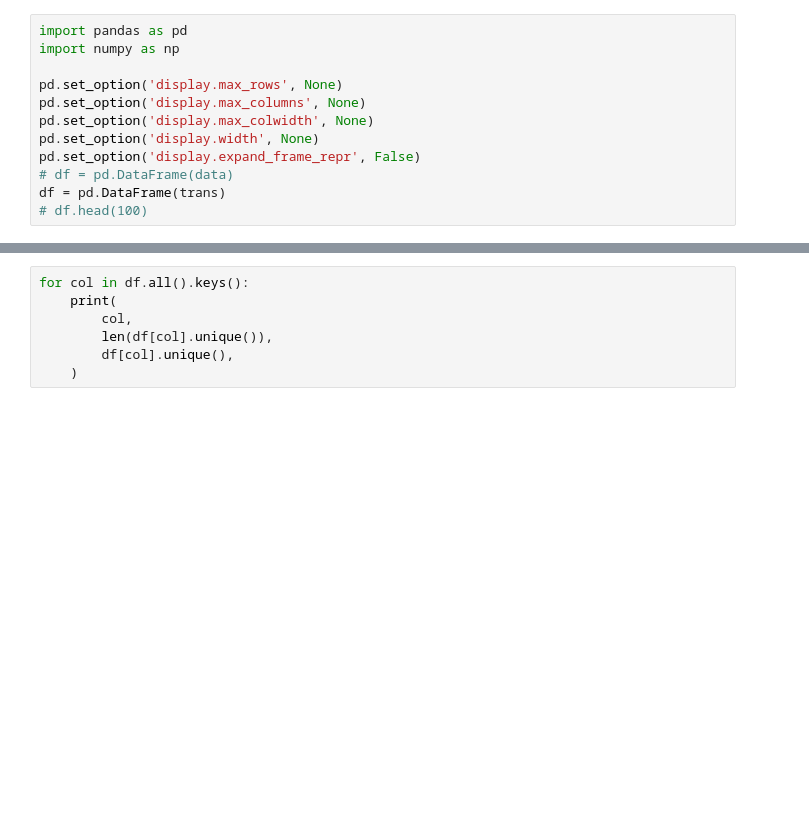
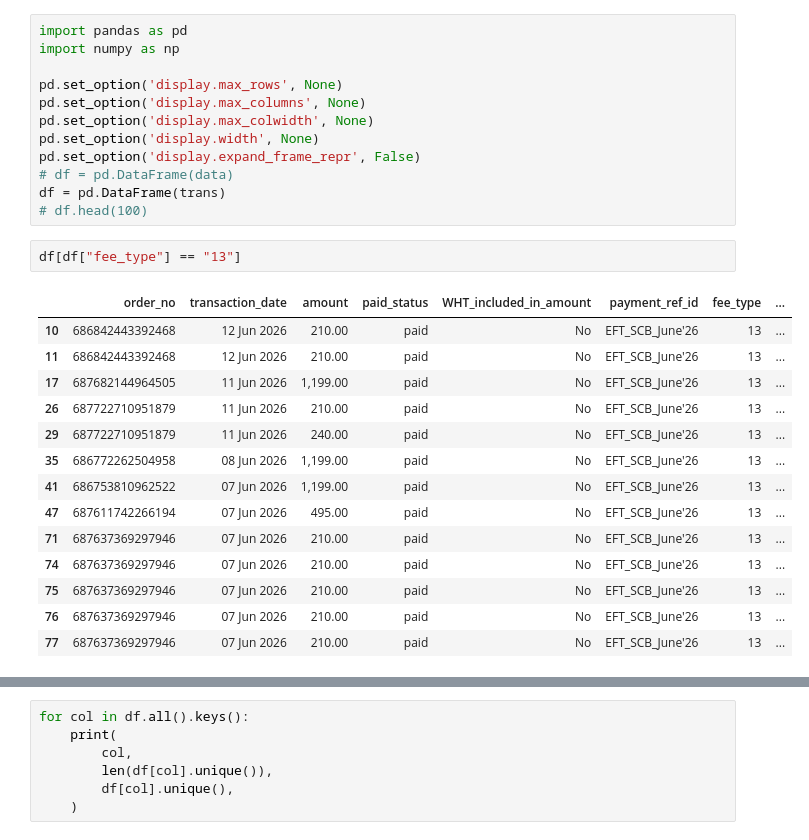
Before and after one commit to FarhanAbsar/daraz_py, a Jupyter notebook: dev.ipynb, the cells around one changed output, grey strips where cells are left out. Drawn from its saved outputs; the diff is of its cells as text; blank space fills up the shorter version.

```diff
--- a/dev.ipynb
+++ b/dev.ipynb
@@ -390,6 +402,23 @@ pd.set_option('display.expand_frame_repr', False)
 # df = pd.DataFrame(data)
 df = pd.DataFrame(trans)
 # df.head(100)
+# %%
+df[df["fee_type"] == "13"]
+# %% [output]
+|  | order_no | transaction_date | amount | paid_status | WHT_included_in_amount | payment_ref_id | fee_type | ... |
+| 10 | 686842443392468 | 12 Jun 2026 | 210.00 | paid | No | EFT_SCB_June'26 | 13 | ... |
+| 11 | 686842443392468 | 12 Jun 2026 | 210.00 | paid | No | EFT_SCB_June'26 | 13 | ... |
+| 17 | 687682144964505 | 11 Jun 2026 | 1,199.00 | paid | No | EFT_SCB_June'26 | 13 | ... |
+| 26 | 687722710951879 | 11 Jun 2026 | 210.00 | paid | No | EFT_SCB_June'26 | 13 | ... |
+| 29 | 687722710951879 | 11 Jun 2026 | 240.00 | paid | No | EFT_SCB_June'26 | 13 | ... |
+| 35 | 686772262504958 | 08 Jun 2026 | 1,199.00 | paid | No | EFT_SCB_June'26 | 13 | ... |
+| 41 | 686753810962522 | 07 Jun 2026 | 1,199.00 | paid | No | EFT_SCB_June'26 | 13 | ... |
+| 47 | 687611742266194 | 07 Jun 2026 | 495.00 | paid | No | EFT_SCB_June'26 | 13 | ... |
+| 71 | 687637369297946 | 07 Jun 2026 | 210.00 | paid | No | EFT_SCB_June'26 | 13 | ... |
+| 74 | 687637369297946 | 07 Jun 2026 | 210.00 | paid | No | EFT_SCB_June'26 | 13 | ... |
+| 75 | 687637369297946 | 07 Jun 2026 | 210.00 | paid | No | EFT_SCB_June'26 | 13 | ... |
+| 76 | 687637369297946 | 07 Jun 2026 | 210.00 | paid | No | EFT_SCB_June'26 | 13 | ... |
+| 77 | 687637369297946 | 07 Jun 2026 | 210.00 | paid | No | EFT_SCB_June'26 | 13 | ... |
 # %%
 df.all().keys()
 # %% [output]
```
Also changed, not shown: parts of 9 cells of this notebook, 8 other files.
